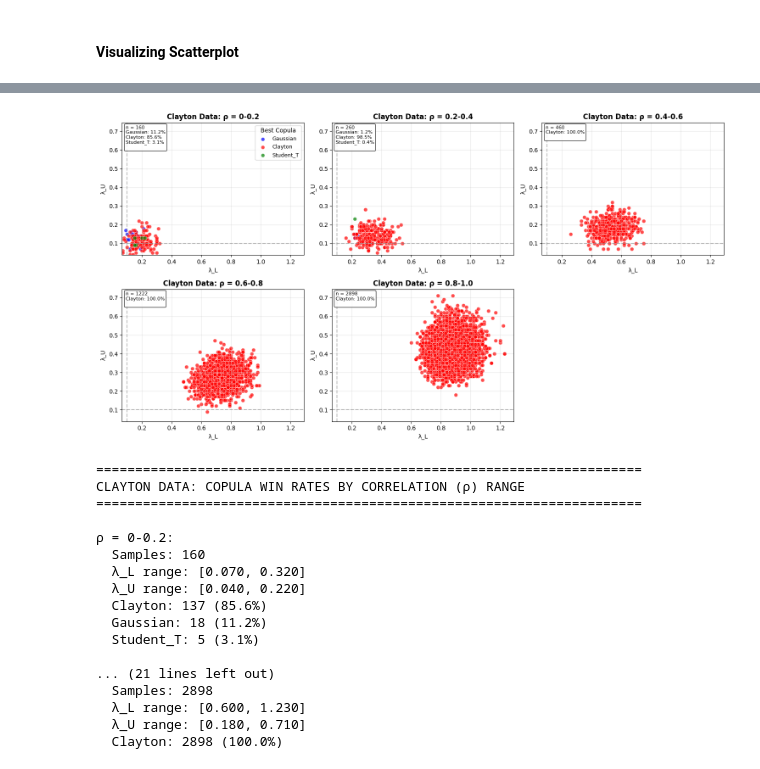
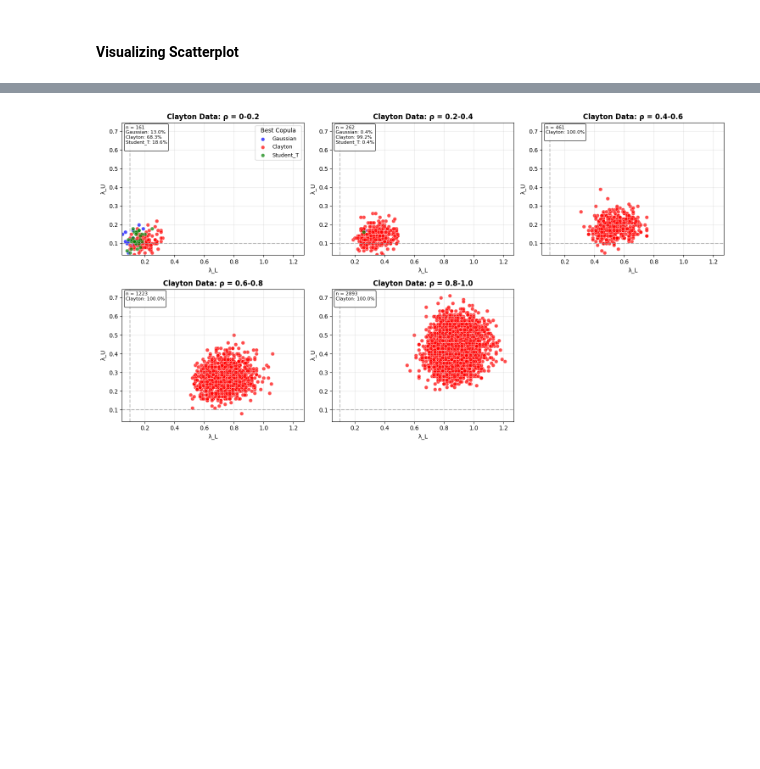
Before and after one commit to pierced07/ml-guided-d-vine-copula, a Jupyter notebook: notebooks/copula_decision_boundaries.ipynb, the cells around one changed output, grey strips where cells are left out. Cells and saved outputs as stored; diff of their text form; code cells hidden in the pictures; blank space fills up the shorter version.

```diff
--- a/notebooks/copula_decision_boundaries.ipynb
+++ b/notebooks/copula_decision_boundaries.ipynb
@@ -97,23 +98,23 @@ for d in data:
     # Compute Gaussian Copula
     gaussian = GaussianCopula()
     gaussian.fit(u, v)
-    aic_gaussian = gaussian.aic(u, v)
+    ll_gaussian = gaussian.log_likelihood(u, v)
 
     # Compute Clayton Copula
     clayton = ClaytonCopula()
     clayton.fit(u, v)
-    aic_clayton = clayton.aic(u, v)
+    ll_clayton = clayton.log_likelihood(u, v)
 
     # Compute Student T Copula
     student_t = StudentTCopula()
     student_t.fit(u, v)
-    aic_student_t = student_t.aic(u, v)
+    ll_student_t = student_t.log_likelihood(u, v)
 
     # Which one is better?
-    if aic_gaussian <= aic_clayton and aic_gaussian <= aic_student_t:
+    if ll_gaussian >= ll_clayton and ll_gaussian >= ll_student_t:
         results["Gaussian"]["Winner"] += 1
         winner = 'Gaussian'
-    elif aic_clayton < aic_gaussian and aic_clayton <= aic_student_t:
+    elif ll_clayton > ll_gaussian and ll_clayton >= ll_student_t:
         results["Clayton"]["Winner"] += 1
         winner = 'Clayton'
     else:
@@ -261,19 +262,4 @@ for idx, (ax, title, df) in enumerate(zip(axes, titles, datasets)):
 
 plt.tight_layout()
 plt.show()
-
-# Print overall statistics
-print("="*60)
-print("OVERALL STATISTICS BY DATA TYPE")
-print("="*60)
-
-for data_type in ['gaussian', 'clayton', 'student_t']:
-    df_type = df_results[df_results['data_type'] == data_type]
-    print(f"\n{data_type.upper()}-generated data:")
-    print(f"  Total samples: {len(df_type):,}")
-    for copula in color_map.keys():
-        count = len(df_type[df_type['best_copula'] == copula])
-        if count > 0:
-            percentage = 100 * count / len(df_type)
-            print(f"  {copula}: {count:,} ({percentage:.1f}%)")
 # %% [output]
@@ -351,70 +317,34 @@ for idx, rho_range in enumerate(rho_bins):
 
     # Set consistent axis limits
     ax.set_xlim(df_clayton['lambda_l'].min() * 0.95, df_clayton['lambda_l'].max() * 1.05)
     ax.set_ylim(df_clayton['lambda_r'].min() * 0.95, df_clayton['lambda_r'].max() * 1.05)
 
     # Add legend to first plot only
     if idx == 0:
         ax.legend(title='Best Copula', fontsize=9)
 
     # Add statistics
     total = len(df_bin)
     if total > 0:
         stats_text = f"n = {total}\n"
         for copula in color_map.keys():
             count = len(df_bin[df_bin['best_copula'] == copula])
             if count > 0:
                 percentage = 100 * count / total
                 stats_text += f"{copula}: {percentage:.1f}%\n"
 
         ax.text(0.02, 0.98, stats_text, transform=ax.transAxes,
                 fontsize=8, verticalalignment='top',
                 bbox=dict(boxstyle='round', facecolor='white', alpha=0.8))
 
 # Hide any unused subplots
 for idx in range(len(rho_bins), len(axes)):
     axes[idx].axis('off')
 
 plt.tight_layout()
 plt.show()
-
-# Print summary statistics by ρ bin
-print("="*70)
-print("CLAYTON DATA: COPULA WIN RATES BY CORRELATION (ρ) RANGE")
-print("="*70)
-
-for rho_range in rho_bins:
-    df_bin = df_clayton[df_clayton['rho_bin'] == rho_range]
-    if len(df_bin) > 0:
-        print(f"\nρ = {rho_range}:")
-        print(f"  Samples: {len(df_bin)}")
-        print(f"  λ_L range: [{df_bin['lambda_l'].min():.3f}, {df_bin['lambda_l'].max():.3f}]")
-        print(f"  λ_U range: [{df_bin['lambda_r'].min():.3f}, {df_bin['lambda_r'].max():.3f}]")
-
-        for copula in ['Clayton', 'Gaussian', 'Student_T']:
-            count = len(df_bin[df_bin['best_copula'] == copula])
-            if count > 0:
-                percentage = 100 * count / len(df_bin)
-                print(f"  {copula}: {count} ({percentage:.1f}%)")
 # %% [output]
-[figure, old version]
+[figure, new version]
-======================================================================
-CLAYTON DATA: COPULA WIN RATES BY CORRELATION (ρ) RANGE
-======================================================================
-
-ρ = 0-0.2:
-  Samples: 160
-  λ_L range: [0.070, 0.320]
-  λ_U range: [0.040, 0.220]
-  Clayton: 137 (85.6%)
-  Gaussian: 18 (11.2%)
-  Student_T: 5 (3.1%)
-
-... (21 lines left out)
-  Samples: 2898
-  λ_L range: [0.600, 1.230]
-  λ_U range: [0.180, 0.710]
-  Clayton: 2898 (100.0%)
 # %%
 import matplotlib.pyplot as plt
 import pandas as pd
```
Also changed, not shown: parts of 8 cells of this notebook, 4 other files.
